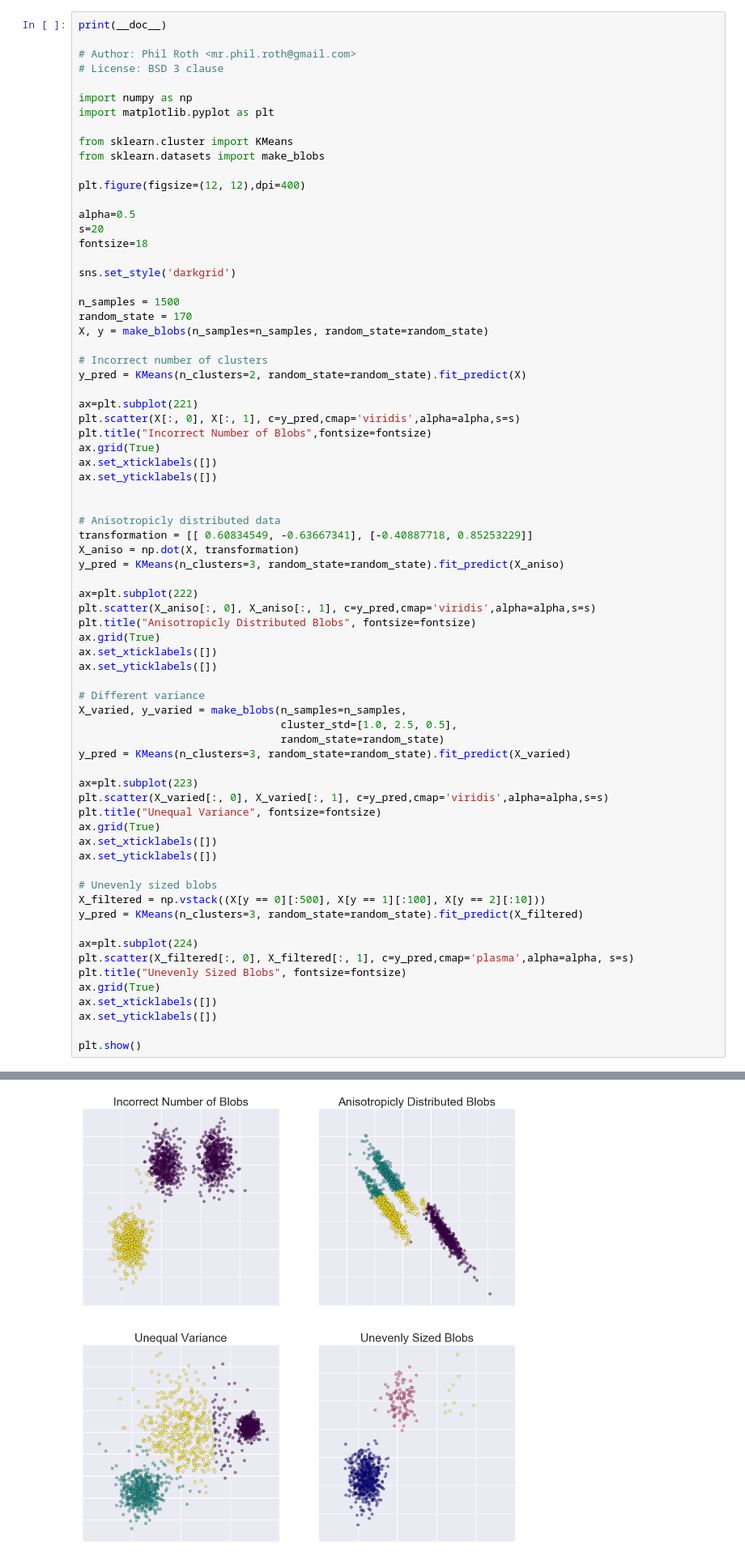
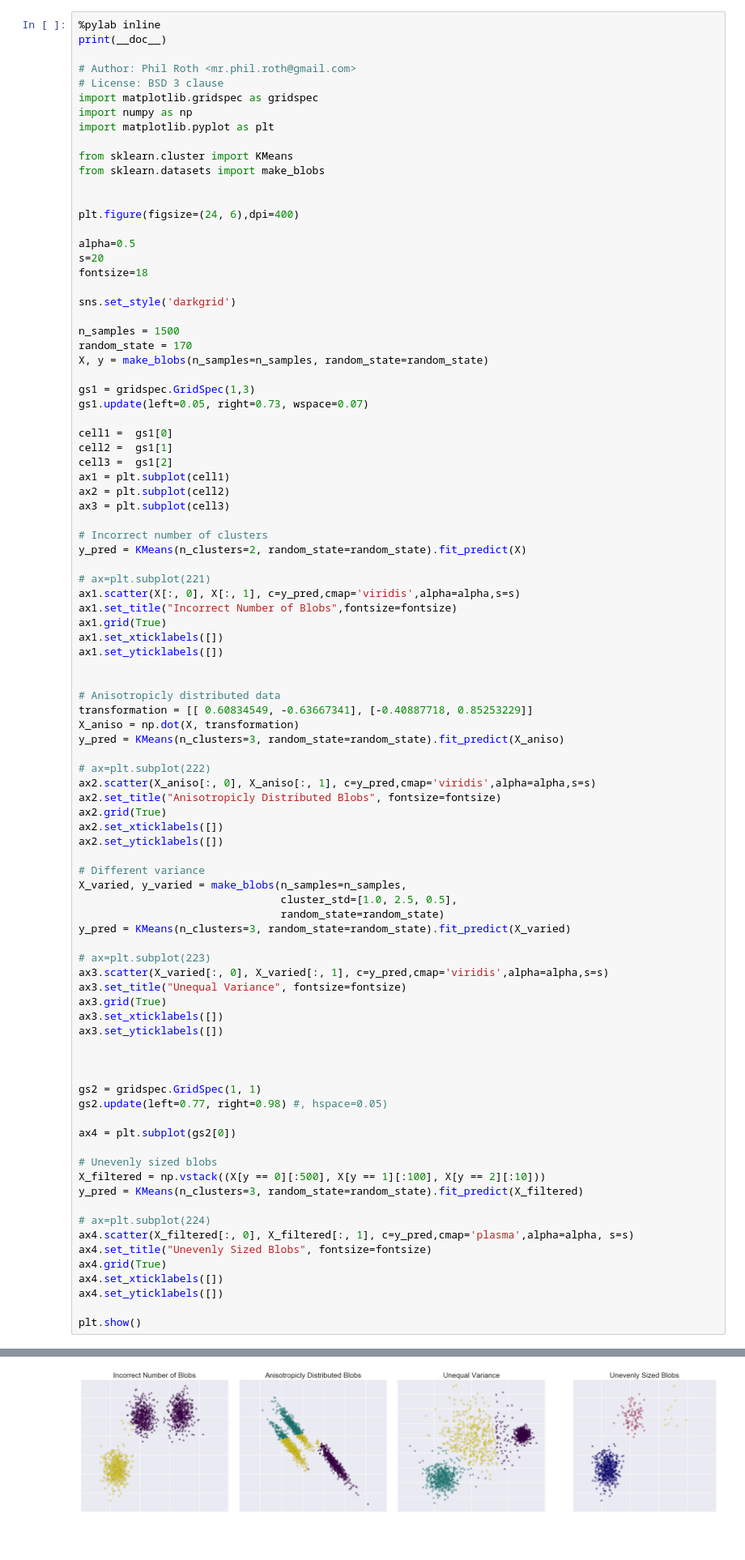
Before and after one commit to domijin/kmeans_assumption, a Jupyter notebook: FinalProject.ipynb, the cells around one changed output, grey strips where cells are left out. Shown at 81% size. Saved outputs shown, nothing was run; the diff lists cells and outputs as text; blank space fills up the shorter version.

```diff
--- a/FinalProject.ipynb
+++ b/FinalProject.ipynb
@@ -78,16 +98,18 @@ Populating the interactive namespace from numpy and matplotlib
 # %%
+%pylab inline
 print(__doc__)
 
 # Author: Phil Roth <mr.phil.roth@gmail.com>
 # License: BSD 3 clause
-
+import matplotlib.gridspec as gridspec
 import numpy as np
 import matplotlib.pyplot as plt
 
 from sklearn.cluster import KMeans
 from sklearn.datasets import make_blobs
 
-plt.figure(figsize=(12, 12),dpi=400)
+
+plt.figure(figsize=(24, 6),dpi=400)
 
 alpha=0.5
 s=20
@@ -99,15 +121,25 @@ n_samples = 1500
 random_state = 170
 X, y = make_blobs(n_samples=n_samples, random_state=random_state)
 
+gs1 = gridspec.GridSpec(1,3)
+gs1.update(left=0.05, right=0.73, wspace=0.07)
+
+cell1 =  gs1[0]
+cell2 =  gs1[1]
+cell3 =  gs1[2]
+ax1 = plt.subplot(cell1)
+ax2 = plt.subplot(cell2)
+ax3 = plt.subplot(cell3)
+
 # Incorrect number of clusters
 y_pred = KMeans(n_clusters=2, random_state=random_state).fit_predict(X)
 
-ax=plt.subplot(221)
-plt.scatter(X[:, 0], X[:, 1], c=y_pred,cmap='viridis',alpha=alpha,s=s)
-plt.title("Incorrect Number of Blobs",fontsize=fontsize)
-ax.grid(True)
-ax.set_xticklabels([])
-ax.set_yticklabels([])
+# ax=plt.subplot(221)
+ax1.scatter(X[:, 0], X[:, 1], c=y_pred,cmap='viridis',alpha=alpha,s=s)
+ax1.set_title("Incorrect Number of Blobs",fontsize=fontsize)
+ax1.grid(True)
+ax1.set_xticklabels([])
+ax1.set_yticklabels([])
 
 
 # Anisotropicly distributed data
@@ -115,12 +147,12 @@ transformation = [[ 0.60834549, -0.63667341], [-0.40887718, 0.85253229]]
 X_aniso = np.dot(X, transformation)
 y_pred = KMeans(n_clusters=3, random_state=random_state).fit_predict(X_aniso)
 
-ax=plt.subplot(222)
-plt.scatter(X_aniso[:, 0], X_aniso[:, 1], c=y_pred,cmap='viridis',alpha=alpha,s=s)
-plt.title("Anisotropicly Distributed Blobs", fontsize=fontsize)
-ax.grid(True)
-ax.set_xticklabels([])
-ax.set_yticklabels([])
+# ax=plt.subplot(222)
+ax2.scatter(X_aniso[:, 0], X_aniso[:, 1], c=y_pred,cmap='viridis',alpha=alpha,s=s)
+ax2.set_title("Anisotropicly Distributed Blobs", fontsize=fontsize)
+ax2.grid(True)
+ax2.set_xticklabels([])
+ax2.set_yticklabels([])
 
 # Different variance
 X_varied, y_varied = make_blobs(n_samples=n_samples,
@@ -128,23 +160,30 @@ X_varied, y_varied = make_blobs(n_samples=n_samples,
                                 random_state=random_state)
 y_pred = KMeans(n_clusters=3, random_state=random_state).fit_predict(X_varied)
 
-ax=plt.subplot(223)
-plt.scatter(X_varied[:, 0], X_varied[:, 1], c=y_pred,cmap='viridis',alpha=alpha,s=s)
-plt.title("Unequal Variance", fontsize=fontsize)
-ax.grid(True)
-ax.set_xticklabels([])
-ax.set_yticklabels([])
+# ax=plt.subplot(223)
+ax3.scatter(X_varied[:, 0], X_varied[:, 1], c=y_pred,cmap='viridis',alpha=alpha,s=s)
+ax3.set_title("Unequal Variance", fontsize=fontsize)
+ax3.grid(True)
+ax3.set_xticklabels([])
+ax3.set_yticklabels([])
+
+
+
+gs2 = gridspec.GridSpec(1, 1)
+gs2.update(left=0.77, right=0.98) #, hspace=0.05)
+
+ax4 = plt.subplot(gs2[0])
 
 # Unevenly sized blobs
 X_filtered = np.vstack((X[y == 0][:500], X[y == 1][:100], X[y == 2][:10]))
 y_pred = KMeans(n_clusters=3, random_state=random_state).fit_predict(X_filtered)
 
-ax=plt.subplot(224)
-plt.scatter(X_filtered[:, 0], X_filtered[:, 1], c=y_pred,cmap='plasma',alpha=alpha, s=s)
-plt.title("Unevenly Sized Blobs", fontsize=fontsize)
-ax.grid(True)
-ax.set_xticklabels([])
-ax.set_yticklabels([])
+# ax=plt.subplot(224)
+ax4.scatter(X_filtered[:, 0], X_filtered[:, 1], c=y_pred,cmap='plasma',alpha=alpha, s=s)
+ax4.set_title("Unevenly Sized Blobs", fontsize=fontsize)
+ax4.grid(True)
+ax4.set_xticklabels([])
+ax4.set_yticklabels([])
 
 plt.show()
 # %% [output]
@@ -152 +194 @@ Automatically created module for IPython interactive environment
-[figure, old version]
+[figure, new version]
```
Also changed, not shown: parts of 11 cells of this notebook, 2 other files.
